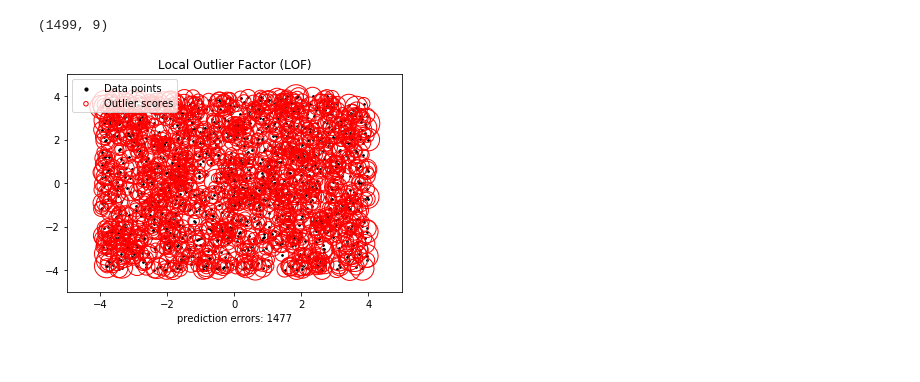
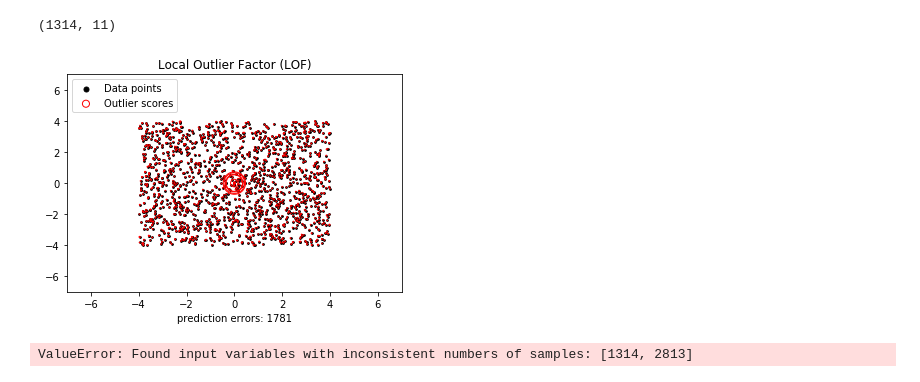
Before and after one commit to gesmith0606/Changeorders, a Jupyter notebook: Code/ChangeOrderOutliers.ipynb, the cells around one changed output. Drawn from its saved outputs; the diff is of its cells as text; code cells hidden in the pictures.

```diff
--- a/Code/ChangeOrderOutliers.ipynb
+++ b/Code/ChangeOrderOutliers.ipynb
@@ -26,5 +25,3 @@ changeorder.head()
-# %%
-changeorder=changeorder.drop(columns="Scope of Work")
 # %%
 X=changeorder
 # %%
@@ -47,10 +44,10 @@ X_inliers = X_train
 # %%
 X_inliers.shape
 # %% [output]
-(1499, 9)
+(1314, 11)
 # %%
 # Generate some outliers
-X_outliers = np.random.uniform(low=-4, high=4, size=(1499, 9))
+X_outliers = np.random.uniform(low=-4, high=4, size=(1499, 11))
 X = np.r_[X_inliers, X_outliers]
 # %%
 n_outliers = len(X_outliers)
@@ -68,17 +65,22 @@ X_scores = clf.negative_outlier_factor_
 # %%
 plt.title("Local Outlier Factor (LOF)")
 plt.scatter(X[:, 0], X[:, 1], color='k', s=3., label='Data points')
 # plot circles with radius proportional to the outlier scores
 radius = (X_scores.max() - X_scores) / (X_scores.max() - X_scores.min())
 plt.scatter(X[:, 0], X[:, 1], s=1000 * radius, edgecolors='r',
             facecolors='none', label='Outlier scores')
 plt.axis('tight')
-plt.xlim((-5, 5))
-plt.ylim((-5, 5))
+plt.xlim((-7, 7))
+plt.ylim((-7, 7))
 plt.xlabel("prediction errors: %d" % (n_errors))
 legend = plt.legend(loc='upper left')
-legend.legendHandles[0]._sizes = [10]
-legend.legendHandles[1]._sizes = [20]
+legend.legendHandles[0]._sizes = [25]
+legend.legendHandles[1]._sizes = [50]
 plt.show()
 # %% [output]
-[figure, old version]
+[figure, new version]
+# %%
+from sklearn.metrics import classification_report
+print (classification_report(X_inliers,y_pred))
+# %% [output]
+ValueError: Found input variables with inconsistent numbers of samples: [1314, 2813]
```
Also changed, not shown: parts of 2 cells of this notebook, 5 other files.
